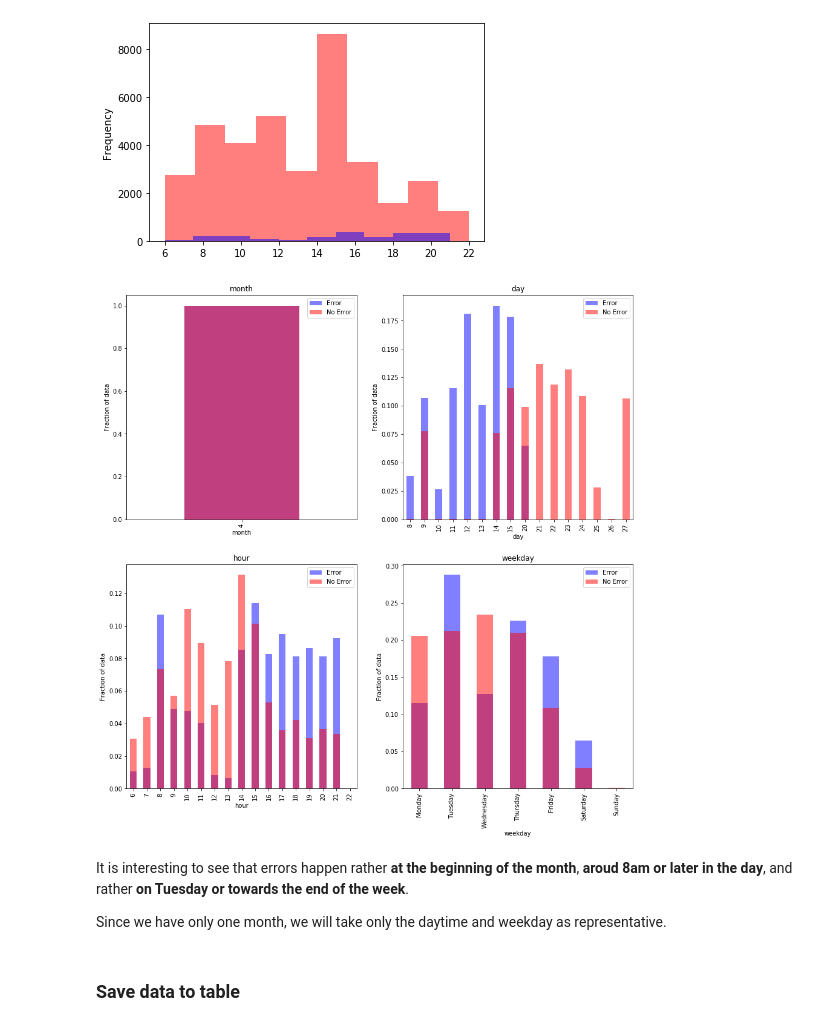
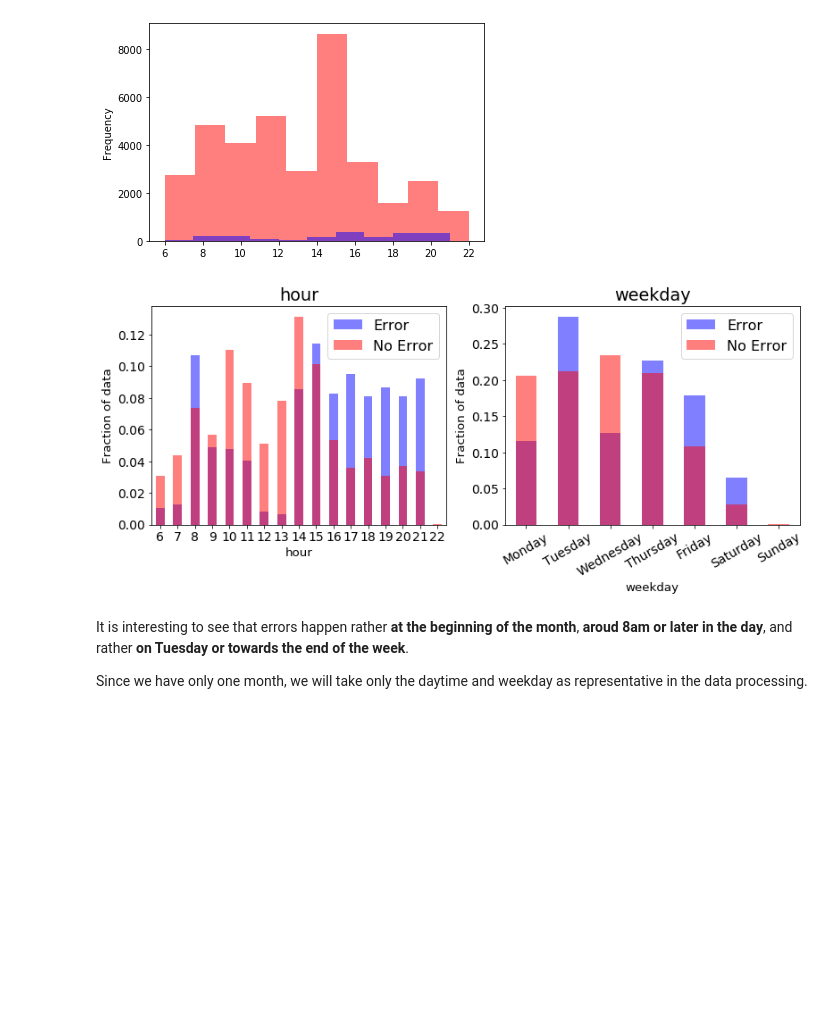
Before and after one commit to Lisalottel/Springboard, a Jupyter notebook: Capstone_03/03_EDA.ipynb, the cells around one changed output. Saved outputs shown, nothing was run; the diff lists cells and outputs as text; code cells hidden in the pictures; blank space fills up the shorter version.

```diff
--- a/Capstone_03/03_EDA.ipynb
+++ b/Capstone_03/03_EDA.ipynb
@@ -68 +183,6 @@ sns.pairplot(df_combo)
+# %%
+from sklearn.preprocessing import MinMaxScaler
+mms = MinMaxScaler()
+mms.fit(df_combo['xx_006'].values.reshape(-1,1))
+df_combo['xx_006'] = mms.transform(df_combo['xx_006'].values.reshape(-1,1))
 # %% [markdown]
@@ -72,7 +192,7 @@ We have inside knowledge that these features contain numerical data and to compa
 from sklearn.cluster import KMeans
 plt.figure(figsize=(12,4))
 k = 1
-for var in ['xx_006','xx_016','xx_028']:
+for var in ['xx_016','xx_028']:
     inertia = []
 
     for nc in range(2,12):
@@ -467,22 +593,2 @@ plt.show()
 # %% [markdown]
 For almost all except for **ty_004**, **cl_003**, **id_019** and **xx_014** the distribution for the error is more polarized than without an error.
-# %%
-k=1
-plt.figure(figsize=(20,30))
-for v in df_combo.columns[25:]:
-    plt.subplot(5,4,k)
-    if len(df_combo[v].unique())>10:
-        continue
-    elif v == 'error':
-        continue
-    tab =df_combo.groupby('error')[v].value_counts(normalize=True)
-    tab[1].plot(kind='bar', alpha=0.5,color='blue',label='Error')
-    tab[0].plot(kind='bar', alpha=0.5,color='r',label='No Error')
-    plt.legend()
-    plt.ylabel('Fraction of data')
-    plt.title(v)
-    k+=1
-    if k>20:
-        print(np.where(df_combo.columns==v)[0])
-        break
-plt.show()
@@ -510,31 +613,40 @@ df_time['weekday']=[x.weekday() for x in df_combo['dt_001']]
 # %%
 colors=['red','blue']
 labels=['No Error','Error']
 k=1
-plt.figure(figsize=(15,15))
-for v in df_time.columns[1:]:
-    plt.subplot(2,2,k)
+#plt.figure(figsize=(15,15))
+plt.figure(figsize=(13,5))
+for v in ['hour','weekday'] :# df_time.columns[1:]:
+    if v == 'weekday':
+        rot = 30
+    else:
+        rot =0
+    plt.subplot(1,2,k)
     tab =df_time.groupby('error')[v].value_counts(normalize=True)
 
     for i in np.arange(1,-1,-1):
         bla=tab[i].iloc[np.argsort(tab[i].index)]
-        bla.plot(kind='bar', alpha=0.5,color=colors[i],label=labels[i])
+
+        bla.plot(kind='bar', alpha=0.5,color=colors[i],label=labels[i],rot=rot)
     if v == 'weekday':
         plt.gca().set_xticklabels(['Monday','Tuesday','Wednesday','Thursday','Friday','Saturday','Sunday'])
 
     plt.legend()
     plt.ylabel('Fraction of data')
     plt.title(v)
     k+=1
     if k == 21:
         print(np.where(df_combo.columns==v)[0])
         break
+
+plt.gcf().subplots_adjust(bottom=0.2)
+plt.savefig('../plots/Hist_times.png')
 # %% [output]
-[figure, old version]
+[figure, new version]
 # %% [markdown]
 It is interesting to see that errors happen rather **at the beginning of the month**, **aroud 8am or later in the day**, and rather **on Tuesday or towards the end of the week**.
 
-Since we have only one month, we will take only the daytime and weekday as representative.
+Since we have only one month, we will take only the daytime and weekday as representative in the data processing.
 # %%
 df_dum['morning'] = [0 if x >= 12 else 1 for x in df_time['hour']]
 df_dum['afternoon'] = [0 if (x < 12)|(x>18) else 1 for x in df_time['hour']]
@@ -543,5 +655,3 @@ df_dum['evening'] = [0 if (x <= 18) else 1 for x in df_time['hour']]
 wdays = ['Monday','Tuesday','Wednesday','Thursday','Friday','Saturday','Sunday']
 for i in range(7):
     df_dum[wdays[i]] = [1 if x == i else 0 for x in df_time['weekday']]
-# %% [markdown]
-### Save data to table
```
Also changed, not shown: parts of 27 cells of this notebook, 3 other files.
